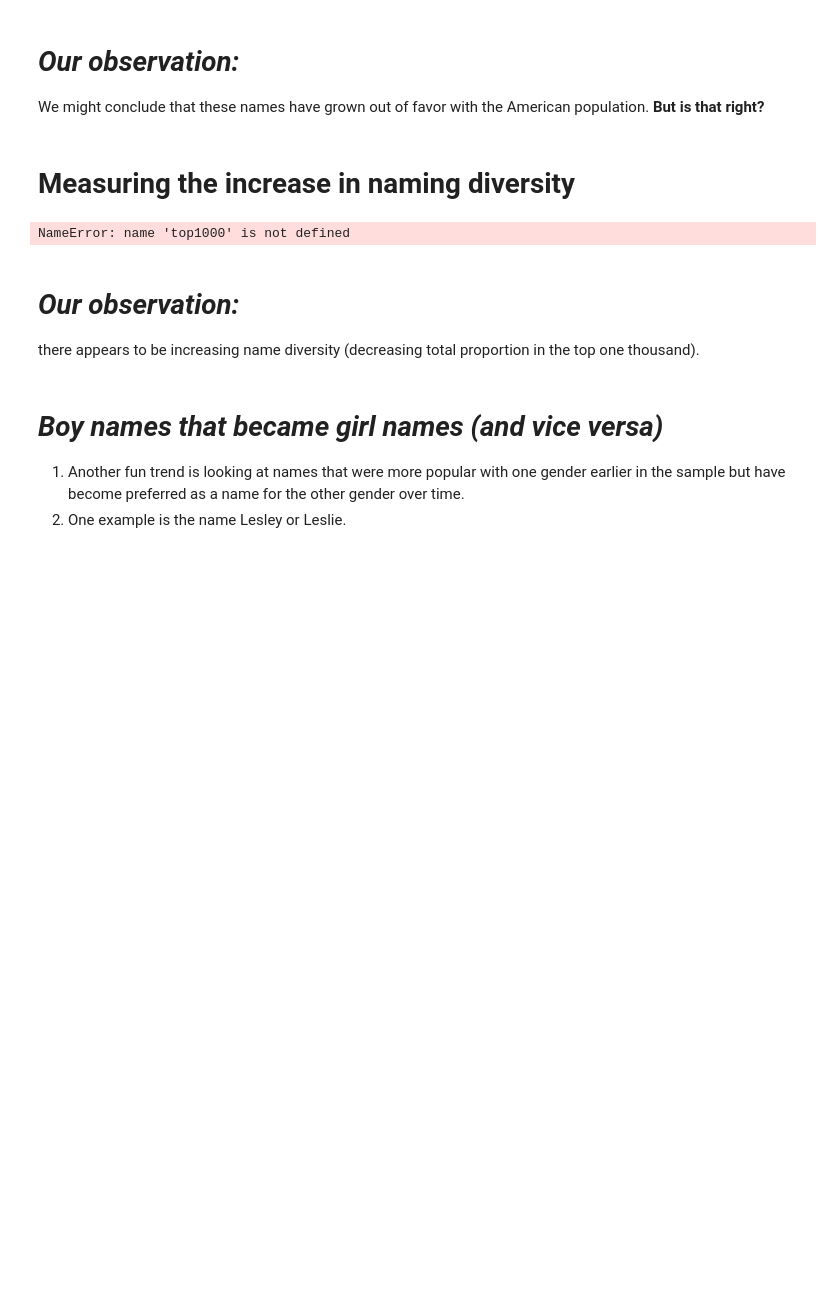
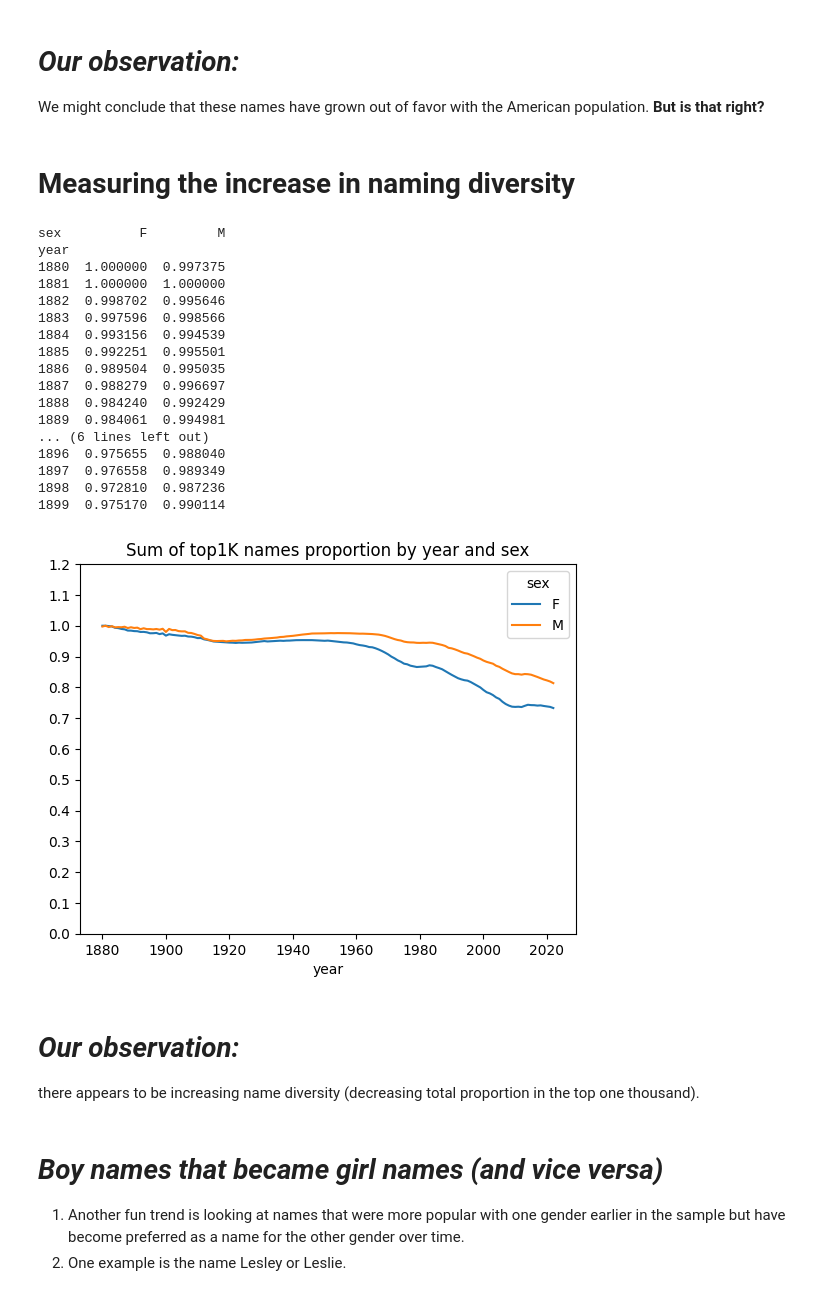
Before and after one commit to azrazainol/DS-Week-15, a Jupyter notebook: Data_Science_Week_15.ipynb, the cells around one changed output. Saved outputs shown, nothing was run; the diff lists cells and outputs as text; code cells hidden in the pictures; blank space fills up the shorter version.

```diff
--- a/Data_Science_Week_15.ipynb
+++ b/Data_Science_Week_15.ipynb
@@ -776,12 +795,30 @@ We might conclude that these names have grown out of favor with the American pop
 # %%
 # Extract proportion of births represented by the top 1,000 most popular names
 # aggregate year and sex
-
-
+table = top1K.pivot_table('prop', index ='year', columns = 'sex', aggfunc = sum)
+print(table.head(20))
 
 # Line plot by year and sex
+table.plot(title = 'Sum of top1K names proportion by year and sex', yticks  =np.linspace(0, 1.2, 13));
 # %% [output]
-NameError: name 'top1000' is not defined
+sex          F         M
+year
+1880  1.000000  0.997375
+1881  1.000000  1.000000
+1882  0.998702  0.995646
+1883  0.997596  0.998566
+1884  0.993156  0.994539
+1885  0.992251  0.995501
+1886  0.989504  0.995035
+1887  0.988279  0.996697
+1888  0.984240  0.992429
+1889  0.984061  0.994981
+... (6 lines left out)
+1896  0.975655  0.988040
+1897  0.976558  0.989349
+1898  0.972810  0.987236
+1899  0.975170  0.990114
+[figure, added]
 # %% [markdown]
 # ***Our observation:***
 
```
Also changed, not shown: parts of 9 cells of this notebook.
